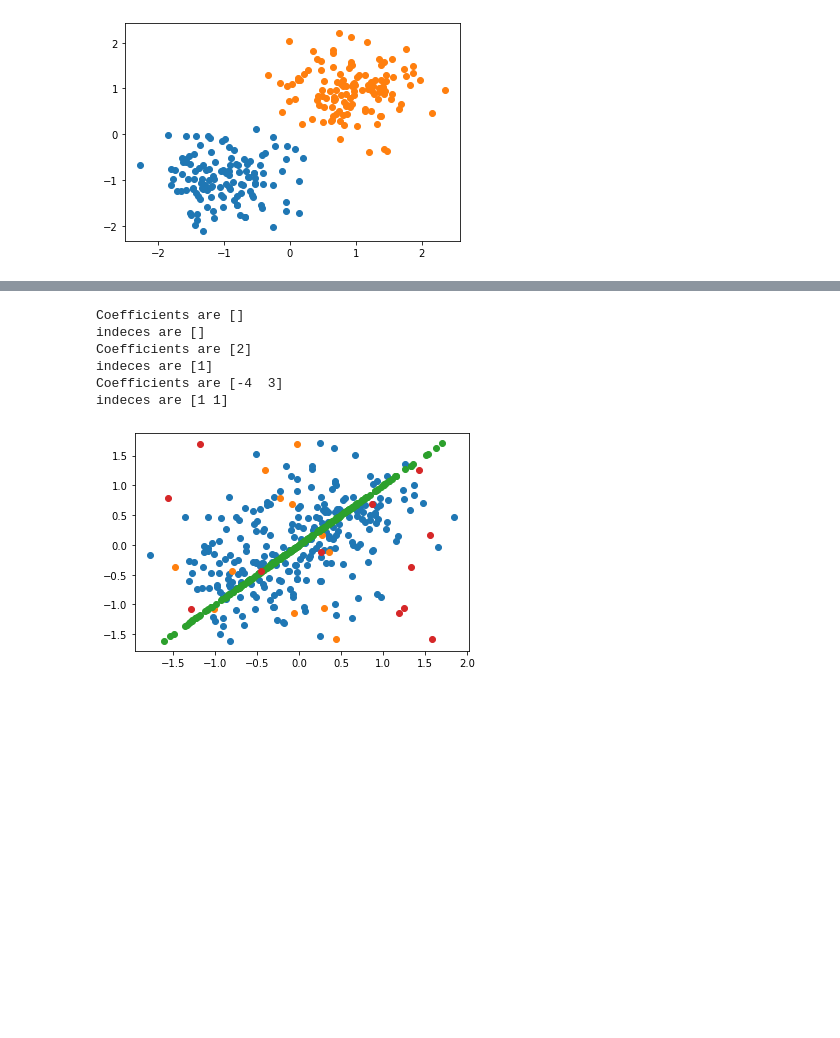
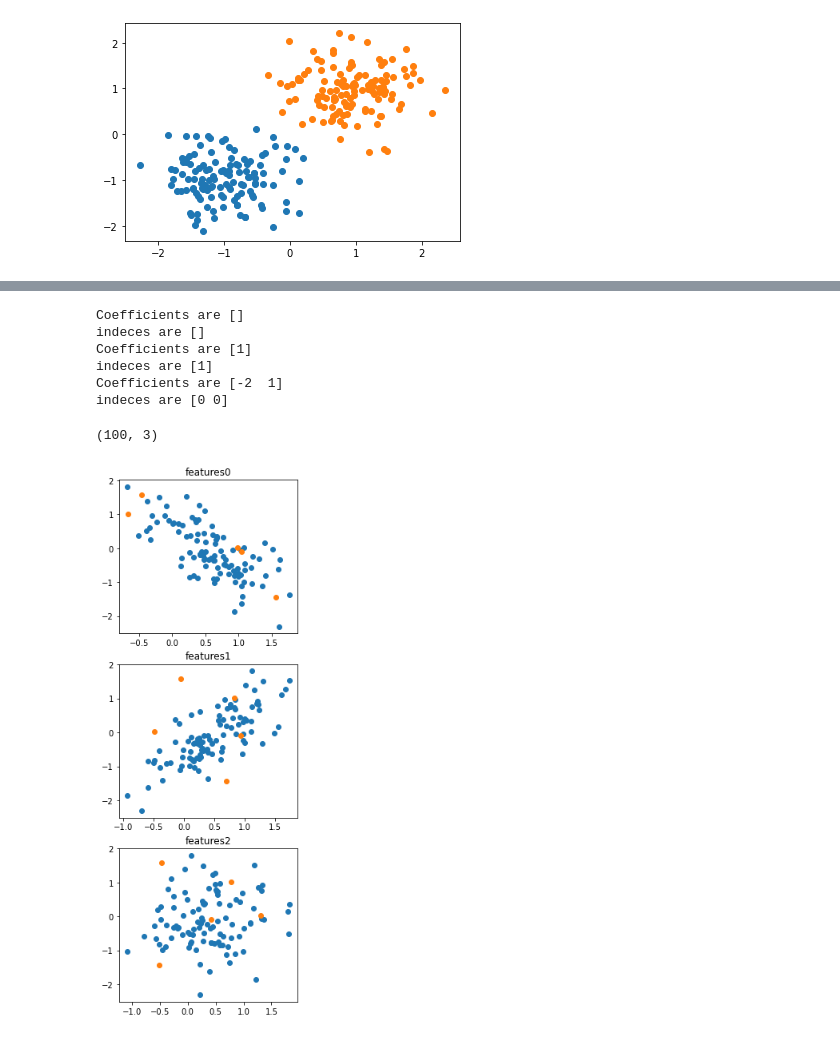
Before and after one commit to khroushan/outliers-handling, a Jupyter notebook: notebooks/lof.ipynb, the cells around one changed output, grey strips where cells are left out. Saved outputs shown, nothing was run; the diff lists cells and outputs as text; code cells hidden in the pictures; blank space fills up the shorter version.

Commit message:
add in/out-lier generator, multiple features

```diff
--- a/notebooks/lof.ipynb
+++ b/notebooks/lof.ipynb
@@ -84,7 +67,7 @@ rng = np.random.RandomState(42)
 
 blobs_params = dict(random_state=0,
                     n_samples=n_inliers,
-                    n_features=2)
+                    n_features=3)
 X, y = make_blobs(centers=[[0, 0], [0, 0]],
                        cluster_std=0.5,
                        **blobs_params)
@@ -119,4 +107,16 @@ $$ y = f(X) = f(x1, x2, \ldots, x_M)$$
 with degree of $l$ we would have
 $$ y = a_1 x_1 + \ldots + a_M x_M + \ldots + a^2_1 x_1 x_2 + \ldots a^l_1 x_1 x_2 \ldots x_M $$
 that many coeficients $a_i^j$ can be zero. To mimic dataset that generated with a real ... add some step (quantization , step function ) to the coefficient.
+# %%
+def feature_generator(n_inliers, n_features, centers=None, cluster_std=None, random_state=0):
+    if not centers:
+        centers=np.random.rand(n_features, n_features)
+    if not cluster_std:
+        cluster_std = 0.5
+
+    blobs_params = dict(random_state=0, n_samples=n_inliers, n_features=n_features)
+    X, clust = make_blobs(centers=centers,
+                       cluster_std=cluster_std,
+                       **blobs_params)
+    return X
 # %%
@@ -149,28 +149,32 @@ def outlier_generator(X, y, ratio=0.05):
 
     return X_outlier, y_outlier
 # %%
-N_features = 5
+N_features = 3
 N_datapoints = 100
 # X = np.random.rand(N_datapoints, N_features)
-X, clust = make_blobs(centers=[[-.5, -.5], [.5, .5]],
-                       cluster_std=0.5,
-                       **blobs_params)
-y = make_target_independent(X, 3)
+X = feature_generator(N_datapoints, N_features)
+y = generate_target_independent(X, N_features)
 # %% [output]
 Coefficients are []
 indeces are []
-Coefficients are [2]
+Coefficients are [1]
 indeces are [1]
-Coefficients are [-4  3]
-indeces are [1 1]
+Coefficients are [-2  1]
+indeces are [0 0]
 # %%
 X_outlier, y_outlier = outlier_generator(X, y)
+# %%
+X.shape
+# %% [output]
+(100, 3)
 # %%
+fig, ax = pl.subplots(X.shape[1], 1, figsize=(4,4*X.shape[1]))
 for i in range(X.shape[1]):
-    pl.scatter(X[:,i], y)
-    pl.scatter(X_outlier[:,i], y_outlier)
+    ax[i].scatter(X[:,i], y)
+    ax[i].scatter(X_outlier[:,i], y_outlier)
+    ax[i].set_title(f"features{i}")
 # %% [output]
-[figure, old version]
+[figure, new version]
 # %%
 df = pd.DataFrame(X, columns=[f'x{i}' for i in range(X.shape[1])])
 df['y'] = y
```
Also changed, not shown: parts of 7 cells of this notebook.
